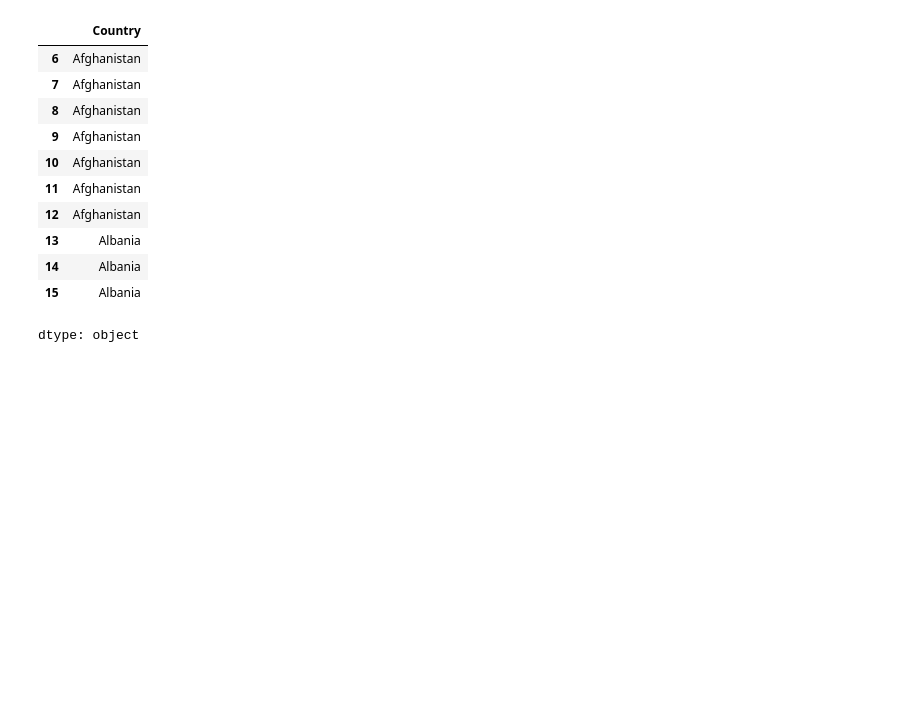
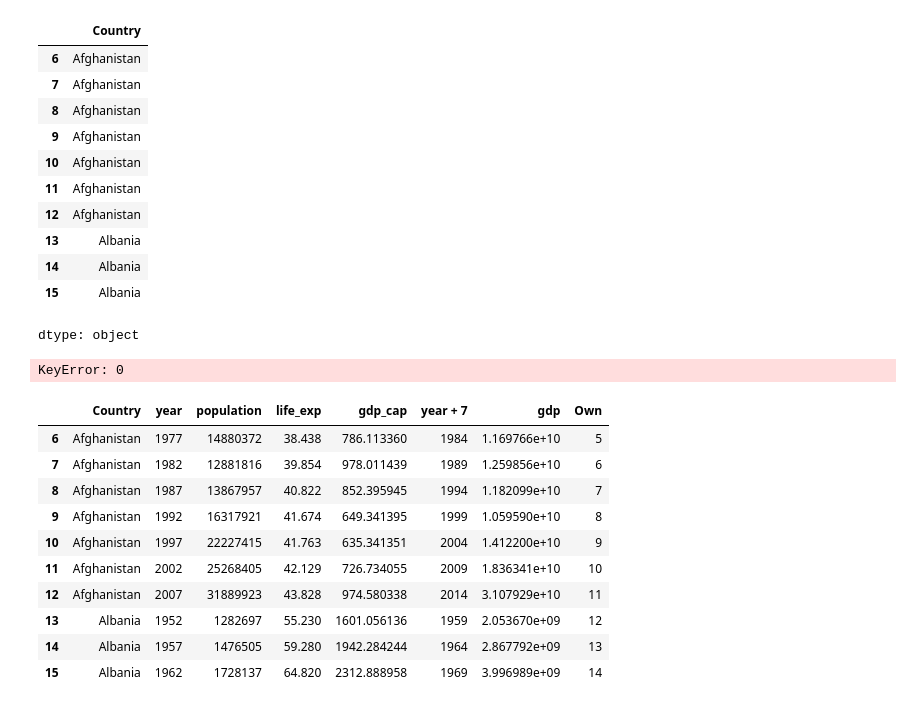
Before and after one commit to stack-varun/varun08, a Jupyter notebook: Pandas_1.ipynb, the cells around one changed output. Saved outputs shown, nothing was run; the diff lists cells and outputs as text; code cells hidden in the pictures; blank space fills up the shorter version.

```diff
--- a/Pandas_1.ipynb
+++ b/Pandas_1.ipynb
@@ -615,3 +615,21 @@ ser[5:15]  #slicing takes implicit
 | 14 | Albania |
 | 15 | Albania |
 dtype: object
+# %%
+df[0]
+# %% [output]
+KeyError: 0
+# %%
+df[5:15]
+# %% [output]
+|  | Country | year | population | life_exp | gdp_cap | year + 7 | gdp | Own |
+| 6 | Afghanistan | 1977 | 14880372 | 38.438 | 786.113360 | 1984 | 1.169766e+10 | 5 |
+| 7 | Afghanistan | 1982 | 12881816 | 39.854 | 978.011439 | 1989 | 1.259856e+10 | 6 |
+| 8 | Afghanistan | 1987 | 13867957 | 40.822 | 852.395945 | 1994 | 1.182099e+10 | 7 |
+| 9 | Afghanistan | 1992 | 16317921 | 41.674 | 649.341395 | 1999 | 1.059590e+10 | 8 |
+| 10 | Afghanistan | 1997 | 22227415 | 41.763 | 635.341351 | 2004 | 1.412200e+10 | 9 |
+| 11 | Afghanistan | 2002 | 25268405 | 42.129 | 726.734055 | 2009 | 1.836341e+10 | 10 |
+| 12 | Afghanistan | 2007 | 31889923 | 43.828 | 974.580338 | 2014 | 3.107929e+10 | 11 |
+| 13 | Albania | 1952 | 1282697 | 55.230 | 1601.056136 | 1959 | 2.053670e+09 | 12 |
+| 14 | Albania | 1957 | 1476505 | 59.280 | 1942.284244 | 1964 | 2.867792e+09 | 13 |
+| 15 | Albania | 1962 | 1728137 | 64.820 | 2312.888958 | 1969 | 3.996989e+09 | 14 |
```
Also changed, not shown: parts of 25 cells of this notebook.
